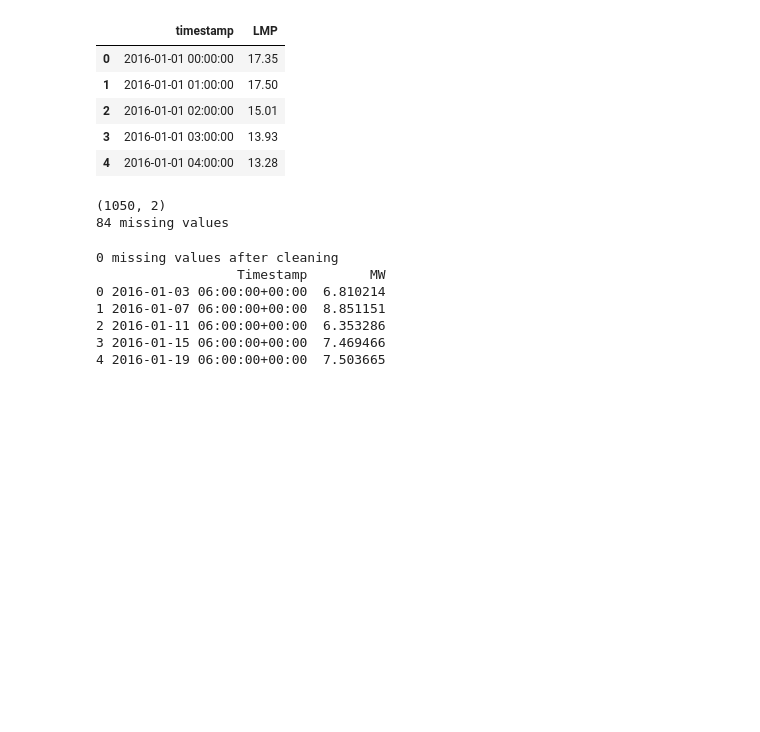
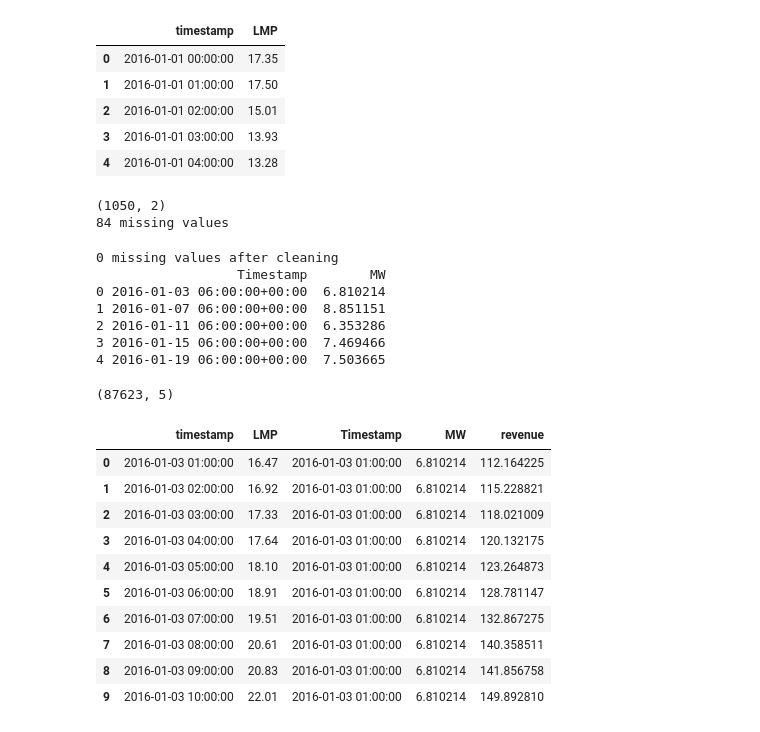
Before and after one commit to ohmygodjustload/DataScienceProblem, a Jupyter notebook: notebooks/analysis.ipynb, the cells around one changed output. Saved outputs shown, nothing was run; the diff lists cells and outputs as text; code cells hidden in the pictures; blank space fills up the shorter version.

Commit message:
Wokring version. Forward fill reconciliation

```diff
--- a/notebooks/analysis.ipynb
+++ b/notebooks/analysis.ipynb
@@ -98,3 +99,38 @@ print(gen_df.head())
 2 2016-01-11 06:00:00+00:00  6.353286
 3 2016-01-15 06:00:00+00:00  7.469466
 4 2016-01-19 06:00:00+00:00  7.503665
+# %%
+# Align generation timestamps to the same convention as LMP
+gen_df["Timestamp"] = gen_df["Timestamp"].dt.tz_convert("Etc/GMT+5").dt.tz_localize(None)
+
+lmp_df = lmp_df.sort_values("timestamp").reset_index(drop=True)
+gen_df = gen_df.sort_values("Timestamp").reset_index(drop=True)
+
+# For every hourly LMP row, attach most recent generation value at or before that timestamp
+merged = pd.merge_asof(
+    lmp_df, gen_df,
+    left_on="timestamp", right_on="Timestamp",
+    direction="backward"
+)
+
+# Hours before the very first generation reading will have nothing to carry forward, so drop those rows
+merged = merged.dropna(subset=["MW"]).reset_index(drop=True)
+
+# Revenue per hour: MW held from the last reading * that hour's real-time LMP
+merged["revenue"] = merged["MW"] * merged["LMP"]
+
+print(merged.shape)
+merged.head(10)
+# %% [output]
+(87623, 5)
+|  | timestamp | LMP | Timestamp | MW | revenue |
+| 0 | 2016-01-03 01:00:00 | 16.47 | 2016-01-03 01:00:00 | 6.810214 | 112.164225 |
+| 1 | 2016-01-03 02:00:00 | 16.92 | 2016-01-03 01:00:00 | 6.810214 | 115.228821 |
+| 2 | 2016-01-03 03:00:00 | 17.33 | 2016-01-03 01:00:00 | 6.810214 | 118.021009 |
+| 3 | 2016-01-03 04:00:00 | 17.64 | 2016-01-03 01:00:00 | 6.810214 | 120.132175 |
+| 4 | 2016-01-03 05:00:00 | 18.10 | 2016-01-03 01:00:00 | 6.810214 | 123.264873 |
+| 5 | 2016-01-03 06:00:00 | 18.91 | 2016-01-03 01:00:00 | 6.810214 | 128.781147 |
+| 6 | 2016-01-03 07:00:00 | 19.51 | 2016-01-03 01:00:00 | 6.810214 | 132.867275 |
+| 7 | 2016-01-03 08:00:00 | 20.61 | 2016-01-03 01:00:00 | 6.810214 | 140.358511 |
+| 8 | 2016-01-03 09:00:00 | 20.83 | 2016-01-03 01:00:00 | 6.810214 | 141.856758 |
+| 9 | 2016-01-03 10:00:00 | 22.01 | 2016-01-03 01:00:00 | 6.810214 | 149.892810 |
```
Also changed, not shown: parts of 7 cells of this notebook.
